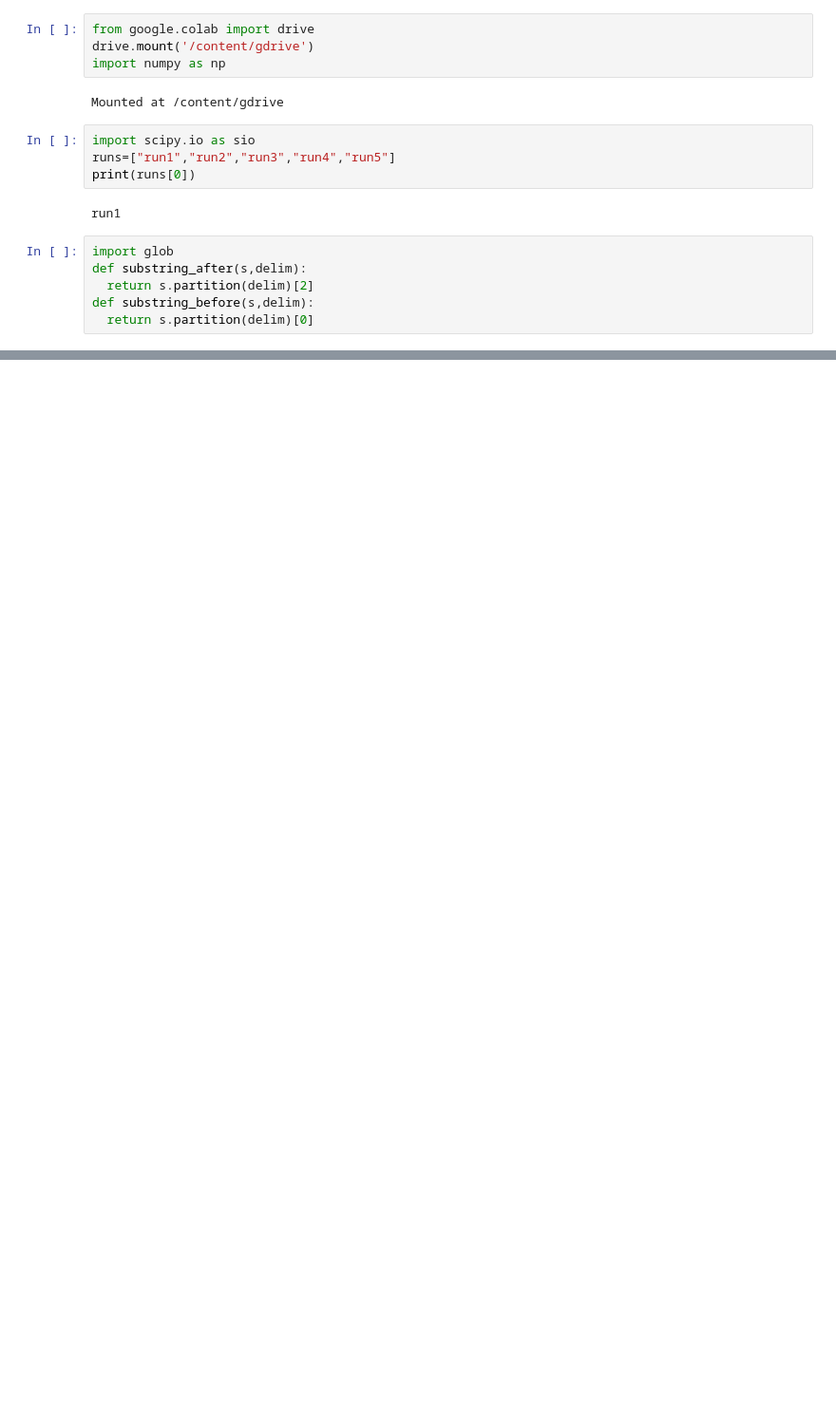
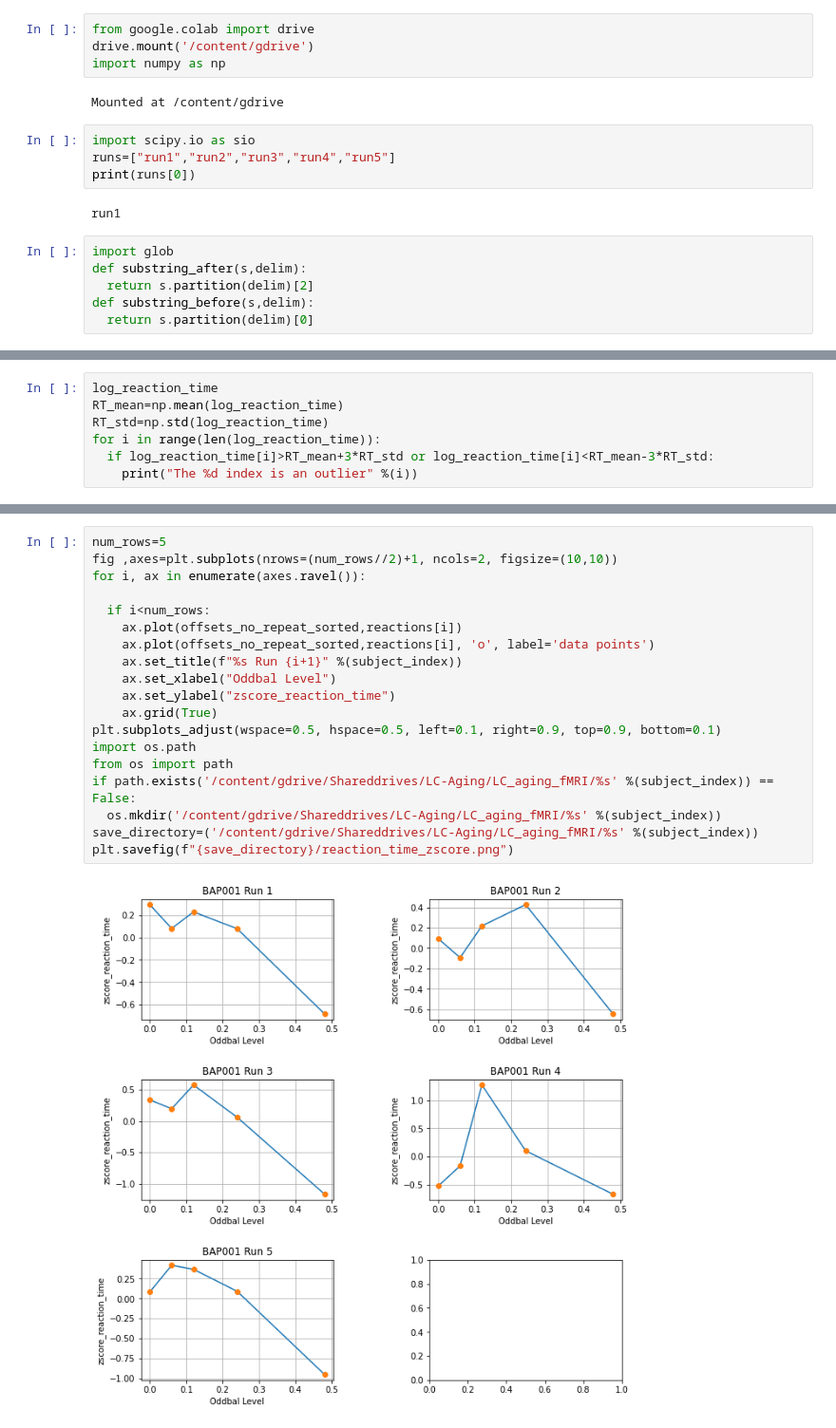
Before and after one commit to aminghafari1/lcaging-fmri, a Jupyter notebook: lcaging_scan_data.ipynb, the cells around one changed output, grey strips where cells are left out. Shown: that part at 95% size. Drawn from its saved outputs; the diff is of its cells as text; blank space fills up the shorter version.

```diff
--- a/lcaging_scan_data.ipynb
+++ b/lcaging_scan_data.ipynb
@@ -110 +104,8 @@ array([[0.99011445, 1.28842267, 1.42011777, 1.18844028, 0.8366518 ],
+# %%
+log_reaction_time
+RT_mean=np.mean(log_reaction_time)
+RT_std=np.std(log_reaction_time)
+for i in range(len(log_reaction_time)):
+  if log_reaction_time[i]>RT_mean+3*RT_std or log_reaction_time[i]<RT_mean-3*RT_std:
+    print("The %d index is an outlier" %(i))
 # %%
@@ -140,0 +143,21 @@ plt.savefig(f"{save_directory}/accuracy.png")
+# %%
+num_rows=5
+fig ,axes=plt.subplots(nrows=(num_rows//2)+1, ncols=2, figsize=(10,10))
+for i, ax in enumerate(axes.ravel()):
+
+  if i<num_rows:
+    ax.plot(offsets_no_repeat_sorted,reactions[i])
+    ax.plot(offsets_no_repeat_sorted,reactions[i], 'o', label='data points')
+    ax.set_title(f"%s Run {i+1}" %(subject_index))
+    ax.set_xlabel("Oddbal Level")
+    ax.set_ylabel("zscore_reaction_time")
+    ax.grid(True)
+plt.subplots_adjust(wspace=0.5, hspace=0.5, left=0.1, right=0.9, top=0.9, bottom=0.1)
+import os.path
+from os import path
+if path.exists('/content/gdrive/Shareddrives/LC-Aging/LC_aging_fMRI/%s' %(subject_index)) == False:
+  os.mkdir('/content/gdrive/Shareddrives/LC-Aging/LC_aging_fMRI/%s' %(subject_index))
+save_directory=('/content/gdrive/Shareddrives/LC-Aging/LC_aging_fMRI/%s' %(subject_index))
+plt.savefig(f"{save_directory}/reaction_time_zscore.png")
+# %% [output]
+[figure, added]
```
Also changed, not shown: parts of 12 cells of this notebook.
